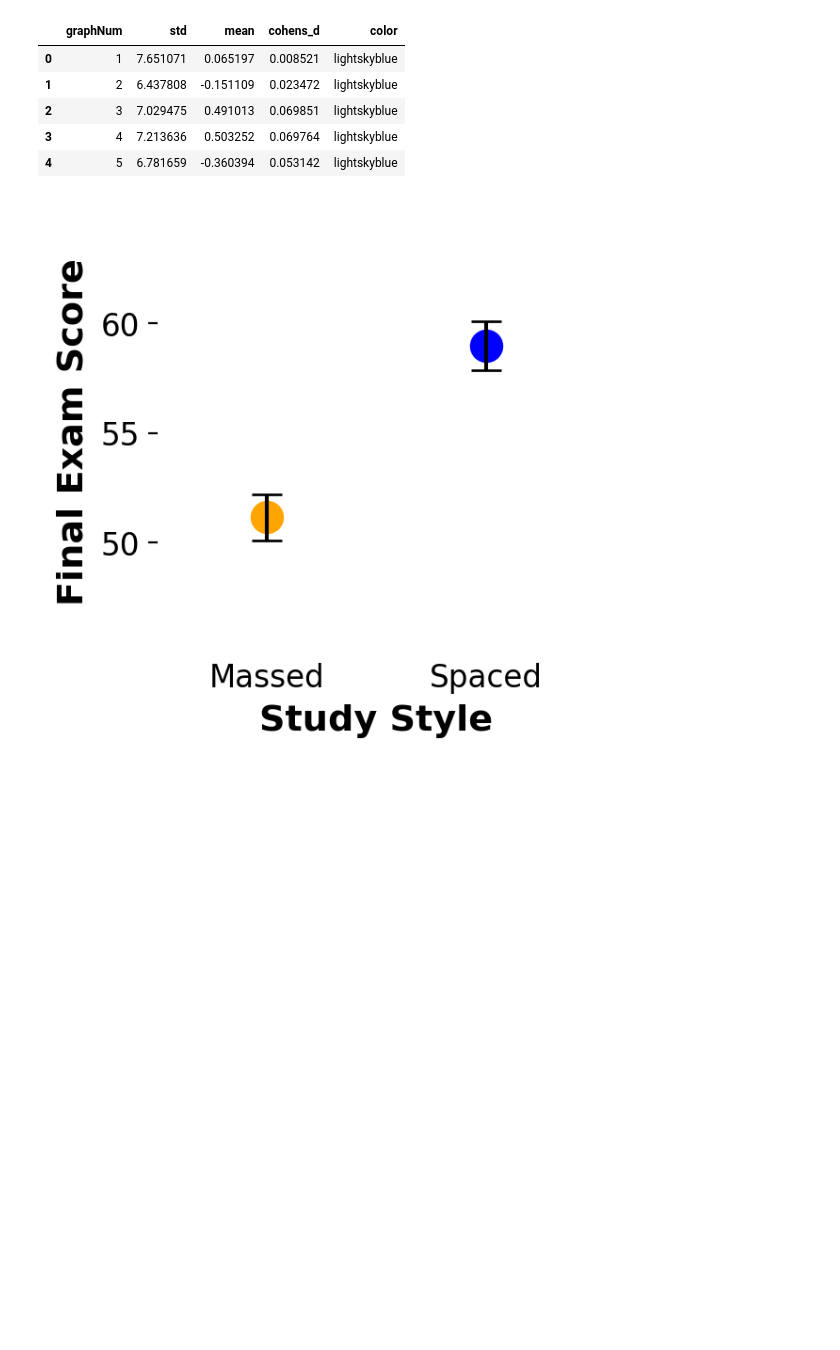
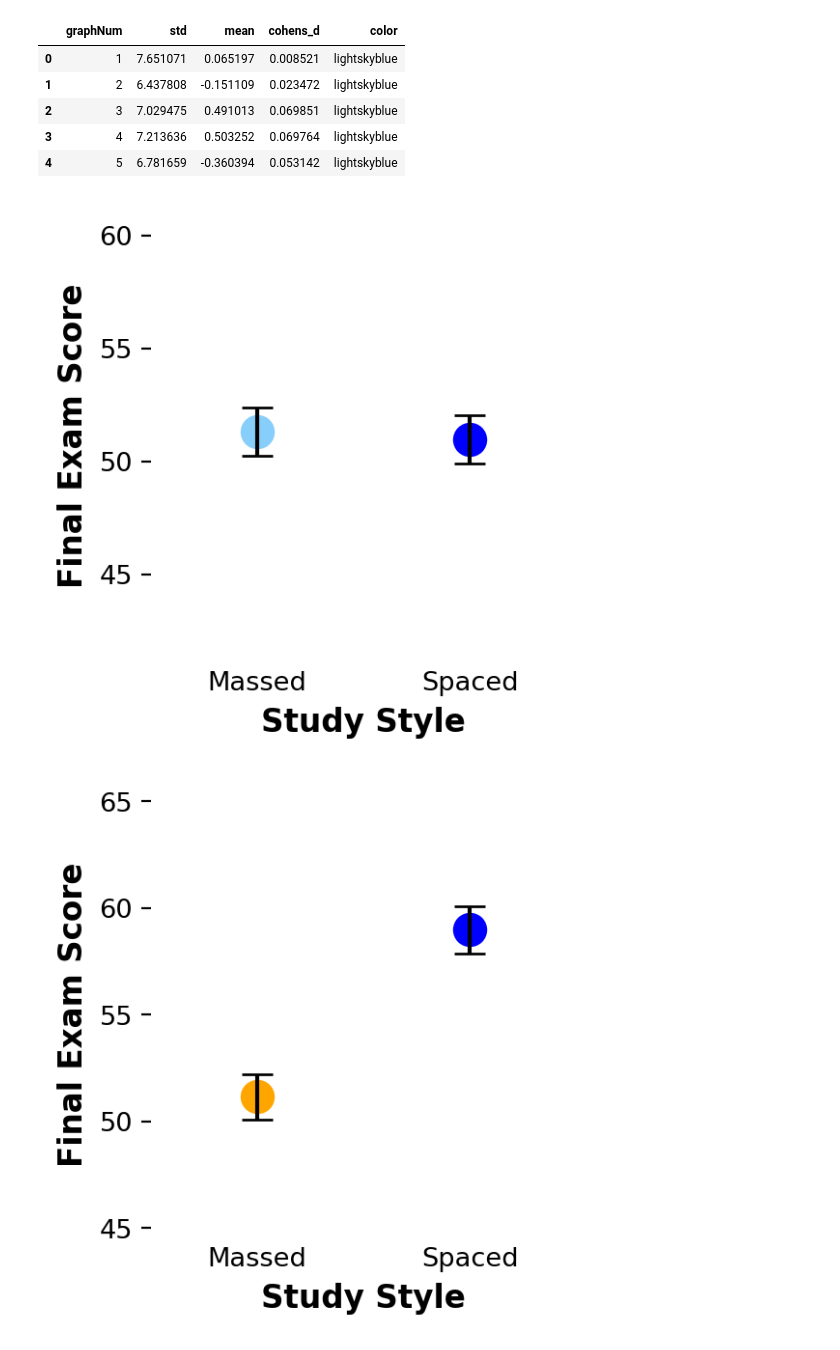
Before and after one commit to kbfreder/SYTYCG, a Jupyter notebook: SYTYCG-v2.ipynb, the cells around one changed output. Saved outputs shown, nothing was run; the diff lists cells and outputs as text; code cells hidden in the pictures; blank space fills up the shorter version.

Commit message:
graphs, instructionvs v1

```diff
--- a/SYTYCG-v2.ipynb
+++ b/SYTYCG-v2.ipynb
@@ -34,3 +23,14 @@ grp['ymax'] = grp['mean'] + grp['std']
+# %%
+raw_data = pd.read_csv('Data/saveData_SYTYCG_Season1.csv', index_col=0)
+
+# calculate stats for each grapdhNum-group pairing
+grp = raw_data.groupby(['graphNum', 'group']).agg({'val':['mean', 'max', 'min', 'std', stats.sem]})
+grp.columns = ['mean', 'max', 'min', 'std', 'sem']
+grp.reset_index(inplace=True)
+
+# compute mean +/- 1 SD
+grp['minus_1sd'] = grp['mean'] - grp['std']
+grp['plus_1sd'] = grp['mean'] + grp['std']
 # %%
 grp.head()
 # %% [output]
@@ -73,8 +72,8 @@ grp2.head()
 | 3 | 4 | 7.213636 | 0.503252 | 0.069764 | lightskyblue |
 | 4 | 5 | 6.781659 | -0.360394 | 0.053142 | lightskyblue |
 # %%
-label_fs = 14
-tick_fs = 12
+label_fs = 12
+tick_fs = 10
 my_dpi = 196
 ms = 12
 cs = 6
@@ -88,27 +87,29 @@ def plot_group(n):
     graph_data = grp2[grp2['graphNum'] == n]
     cohens_d = graph_data['cohens_d'].values[0]
     color_m = graph_data['color'].values[0]
-    filename = 'SYTYCG_2019/Frederick' + str(n) + '.jpg' #'.bmp' --> not supported by matplotlib
+    filename = 'Frederick' + str(n) + '.jpg' #'.bmp' --> not supported by matplotlib
 
     plt.errorbar(x=1, y=data_m['mean'], yerr=data_m['sem'], fmt='ro', markersize=ms, mfc=color_m, mec=color_m,
                  capsize=cs, ecolor='black', barsabove=True)
     plt.errorbar(x=2, y=data_s['mean'], yerr=data_s['sem'], fmt='bo', markersize=ms,
                  capsize=cs, ecolor='black', barsabove=True)
 
-    plt.ylim(np.mean([data_m['ymin'], data_s['ymin']]), np.mean([data_m['ymax'], data_s['ymax']]))
     ax = plt.gca()
-    ylims = ax.get_ylim()
-    print(ylims)
 
-    if ylims[0] % 5 < 1:
-        tick_start = (ylims[0] // 5) * 5
+    ymin = np.mean([data_m['minus_1sd'], data_s['minus_1sd']])
+    ymax = np.mean([data_m['plus_1sd'], data_s['plus_1sd']])
+    plt.ylim(ymin, ymax)
+#     ylims = ax.get_ylim()
+#     print(ymin, ymax)
+    if ymin % 5 < 1:
+        tick_start = (ymin // 5) * 5
     else:
-        tick_start = (ylims[0] // 5 + 1) * 5
+        tick_start = (ymin // 5 + 1) * 5
 
-    if ylims[1] % 5 > 4:
-        tick_end = ylims[1] + 5
+    if ymax % 5 > 4:
+        tick_end = ymax + 5
     else:
-        tick_end = ylims[1]
+        tick_end = ymax
 
     ax.yaxis.set_major_formatter(ticker.FormatStrFormatter('%.0f'))
     ax.yaxis.set_ticks(np.arange(tick_start, tick_end, 5))
@@ -130,11 +131,12 @@ def plot_group(n):
     plt.savefig(filename, dpi=300, transparent=True)
 # %%
 plot_group(5)
-plot_group(15)
-plot_group(25)
+# plot_group(15)
+# plot_group(25)
 plot_group(35)
 # %% [output]
-[figure, old version]
+[figure, new version]
+[figure, added]
 # %%
 for n in grp2['graphNum']:
     plot_group(n)
```
Also changed, not shown: parts of 22 cells of this notebook, 50 other files.
